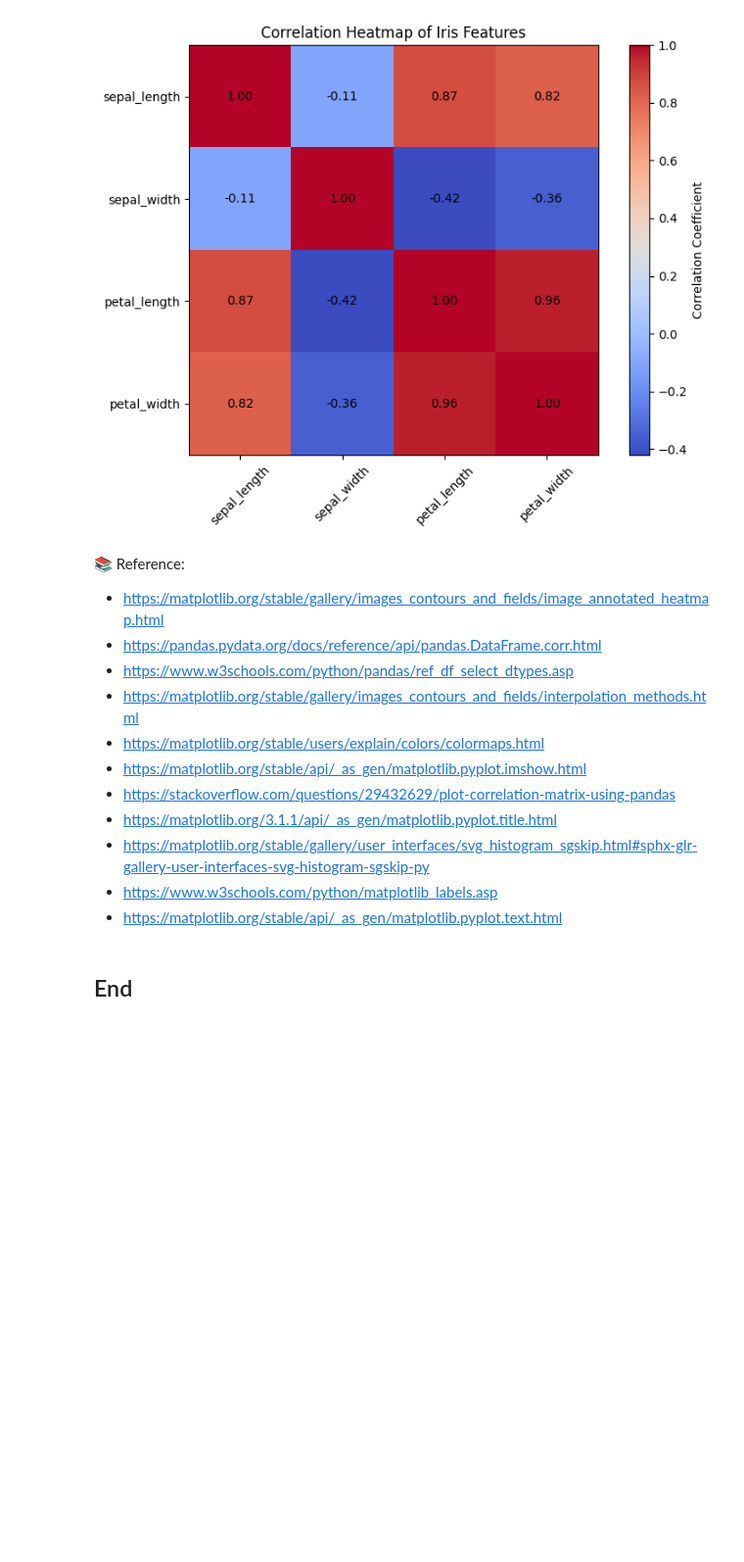
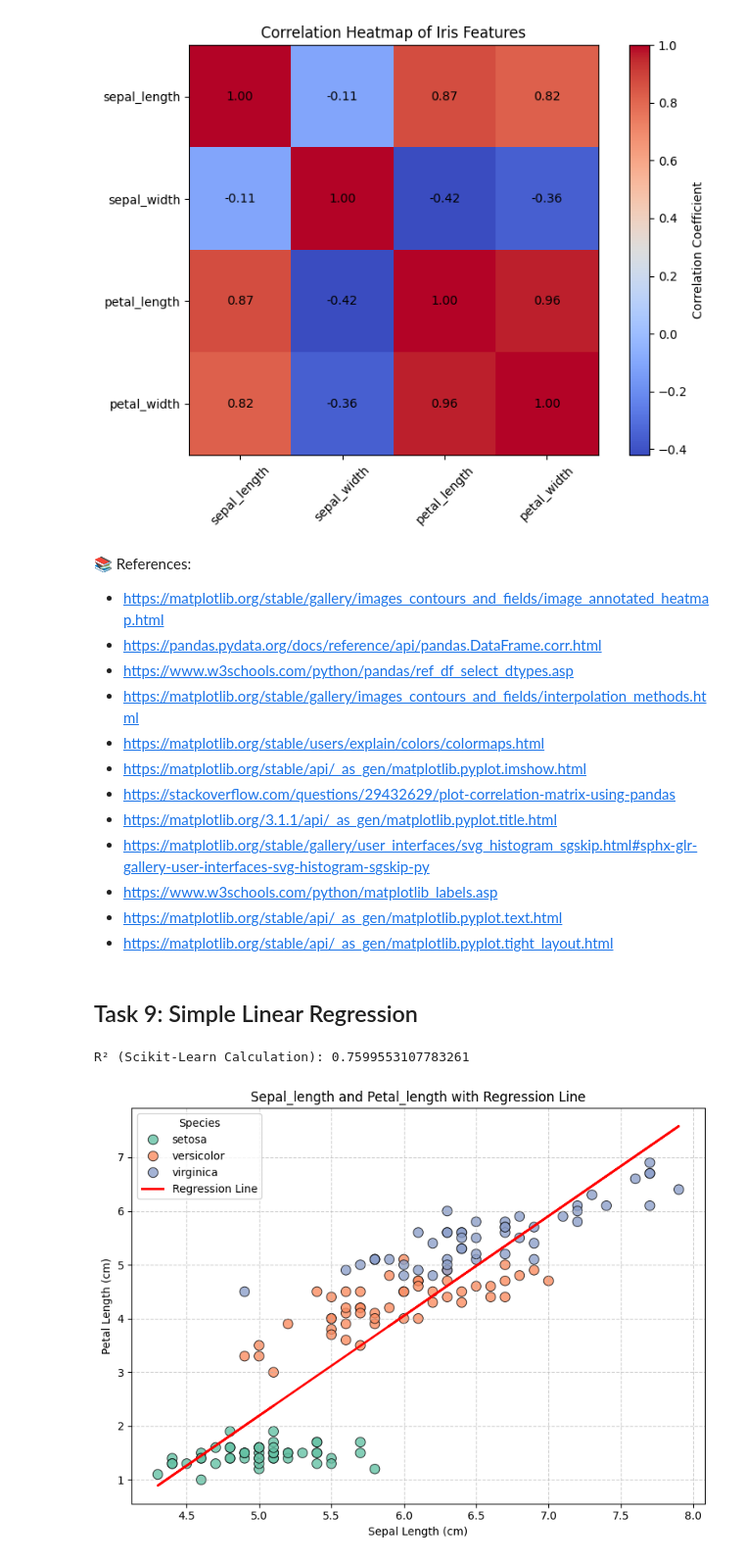
Before and after one commit to tihana-gray/principles_of_data_analytics, a Jupyter notebook: tasks.ipynb, the cells around one changed output. Shown at 98% size. Cells and saved outputs as stored; diff of their text form; code cells hidden in the pictures; blank space fills up the shorter version.

Commit message:
tasks work

```diff
--- a/tasks.ipynb
+++ b/tasks.ipynb
@@ -317,7 +317,7 @@ plt.show()
 # %% [output]
 [figure]
 # %% [markdown]
-📚 Reference:
+📚 References:
 
 - https://matplotlib.org/stable/gallery/images_contours_and_fields/image_annotated_heatmap.html
 - https://pandas.pydata.org/docs/reference/api/pandas.DataFrame.corr.html
@@ -330,5 +330,58 @@ plt.show()
 - https://matplotlib.org/stable/gallery/user_interfaces/svg_histogram_sgskip.html#sphx-glr-gallery-user-interfaces-svg-histogram-sgskip-py
 - https://www.w3schools.com/python/matplotlib_labels.asp
 - https://matplotlib.org/stable/api/_as_gen/matplotlib.pyplot.text.html
+- https://matplotlib.org/stable/api/_as_gen/matplotlib.pyplot.tight_layout.html
-# %% [markdown]
-## End
+# %% [markdown]
+## Task 9: Simple Linear Regression
+# %%
+import matplotlib.pyplot as plt
+import seaborn as sns
+from sklearn.linear_model import LinearRegression  # For regression model
+from sklearn.metrics import r2_score              # For R² calculation
+import pandas as pd
+import numpy as np
+
+# Step 1: Defining the features (from Task 5) - these data frame columns will be used for the regression
+x_feature = "sepal_length"
+y_feature = "petal_length"
+
+# Step 2: Preparing the input data
+X = df[[x_feature]]  # Independent variable (2D array), x must be a 2D array for Scikit-learn → https://rebrand.ly/37356d
+y = df[y_feature]    # Dependent variable (1D array of target values) → https://shorturl.at/hmnnX
+
+# Step 3: Fitting the regression model → https://shorturl.at/dF8Vo
+model = LinearRegression()
+model.fit(X, y)
+
+# Step 4: Predict using the model → https://shorturl.at/dF8Vo
+y_pred = model.predict(X) # predicts petal_length based on sepal_length using the fitted model
+
+# Step 5: Calculating R² score → https://shorturl.at/cN3rc
+r2 = r2_score(y, y_pred) # measures how well the model explains the data
+
+# Step 6: Creating scatter plot + regression line
+plt.figure(figsize=(8, 6)) # enhancing readability → https://shorturl.at/qwJAz
+sns.scatterplot(x=df[x_feature], y=df[y_feature], hue=df["species"], palette="Set2",
+                s=80, edgecolor="black", alpha=0.8, legend=True) # scatter plot with species colouring → https://shorturl.at/kauEp
+
+# Adding red regression line
+plt.plot(df[x_feature], y_pred, color="red", linewidth=2, label="Regression Line")
+
+# Labels and title
+plt.xlabel("Sepal Length (cm)") # improving readability for labels
+plt.ylabel("Petal Length (cm)")
+plt.title(f"{x_feature.capitalize()} and {y_feature.capitalize()} with Regression Line") # string charecter is capitalised
+
+# Adding R² annotation
+print(f"R² (Scikit-Learn Calculation): {r2}") # Calculating R2 with Scikit-Learn for Sample Data → https://shorturl.at/TFYpw
+
+# Adding legend → https://shorturl.at/cBULl
+plt.legend(title="Species")
+
+# Grid and layout
+plt.grid(True, linestyle='--', alpha=0.6) # adds grid lines to the plot and formats them
+plt.tight_layout() # Adjust the padding between and around subplots
+plt.show()
+# %% [output]
+R² (Scikit-Learn Calculation): 0.7599553107783261
+[figure, added]
```
Also changed, not shown: parts of 1 cell of this notebook, 1 other file.
